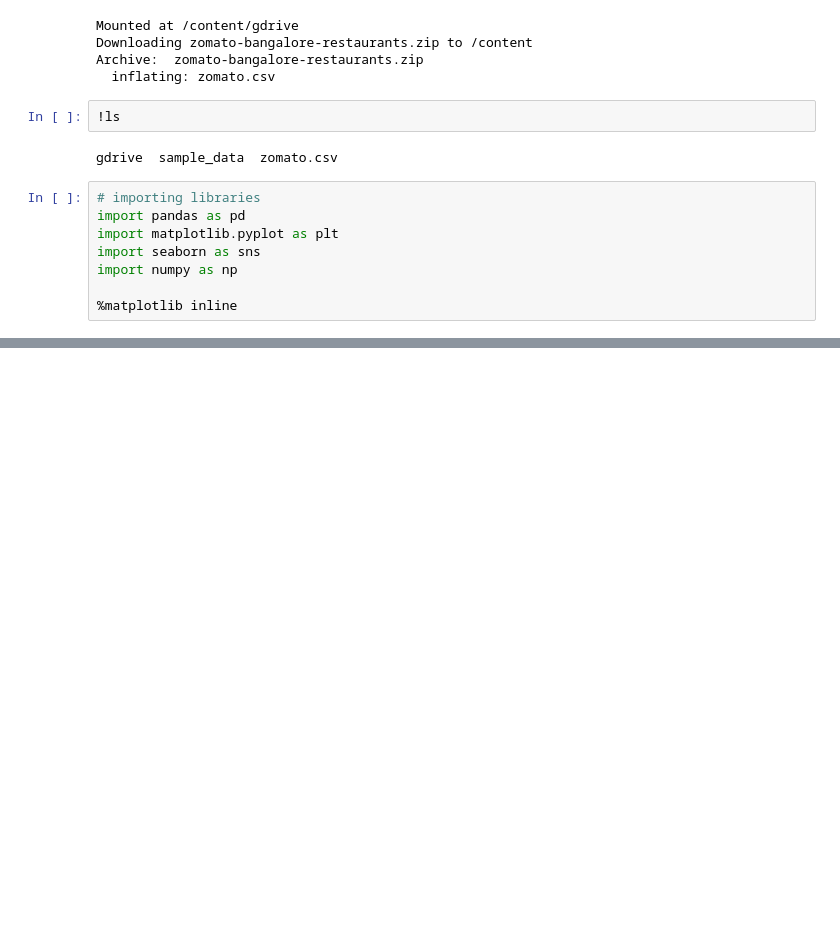
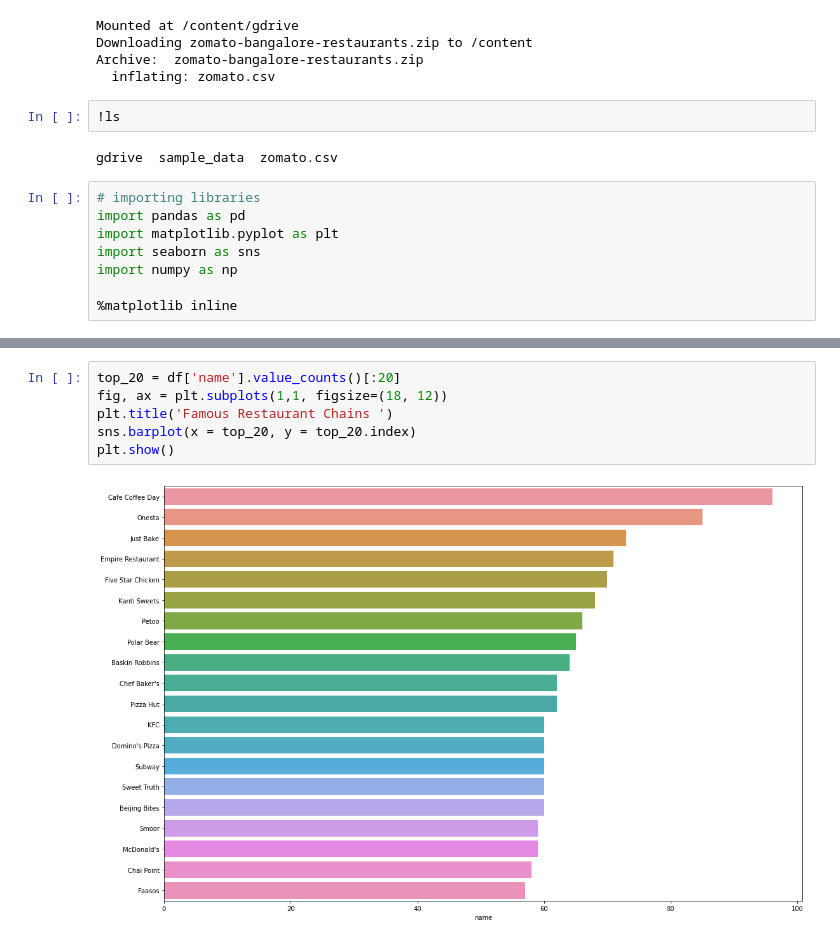
Before and after one commit to rushikeshnaik779/EDA, a Jupyter notebook: zomato_bangalore_restaurants.ipynb, the cells around one changed output, grey strips where cells are left out. Cells and saved outputs as stored; diff of their text form; blank space fills up the shorter version.

```diff
--- a/zomato_bangalore_restaurants.ipynb
+++ b/zomato_bangalore_restaurants.ipynb
@@ -90,0 +166,8 @@ str
+# %%
+top_20 = df['name'].value_counts()[:20]
+fig, ax = plt.subplots(1,1, figsize=(18, 12))
+plt.title('Famous Restaurant Chains ')
+sns.barplot(x = top_20, y = top_20.index)
+plt.show()
+# %% [output]
+[figure, added]
```
Also changed, not shown: parts of 16 cells of this notebook.
